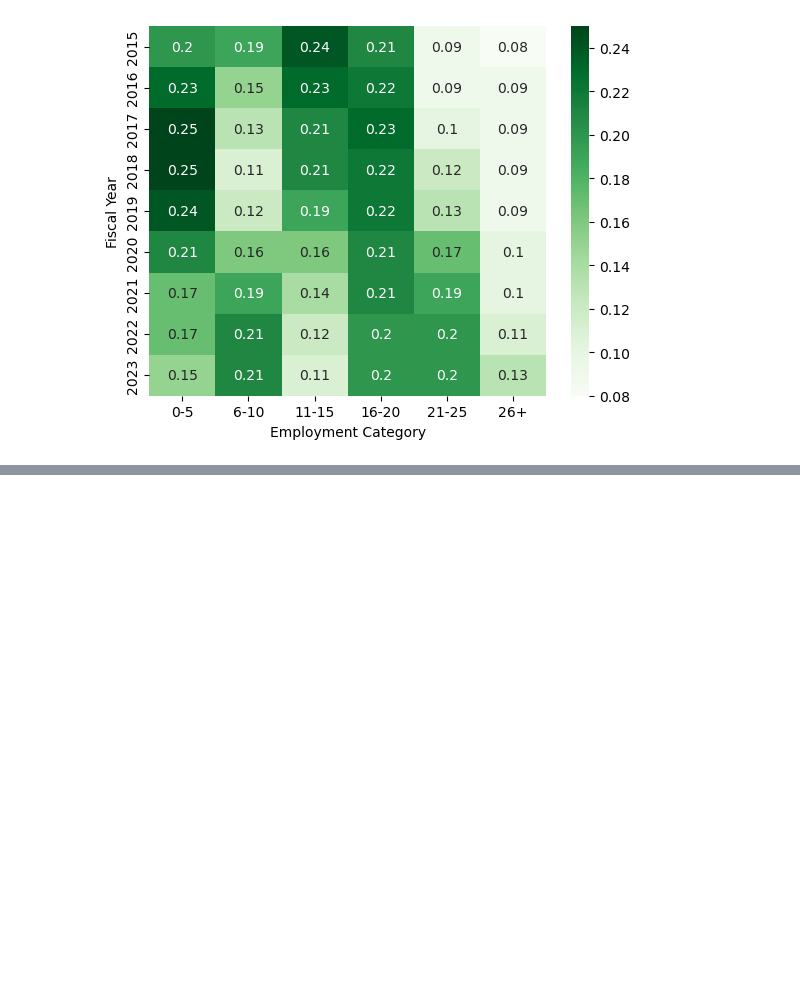
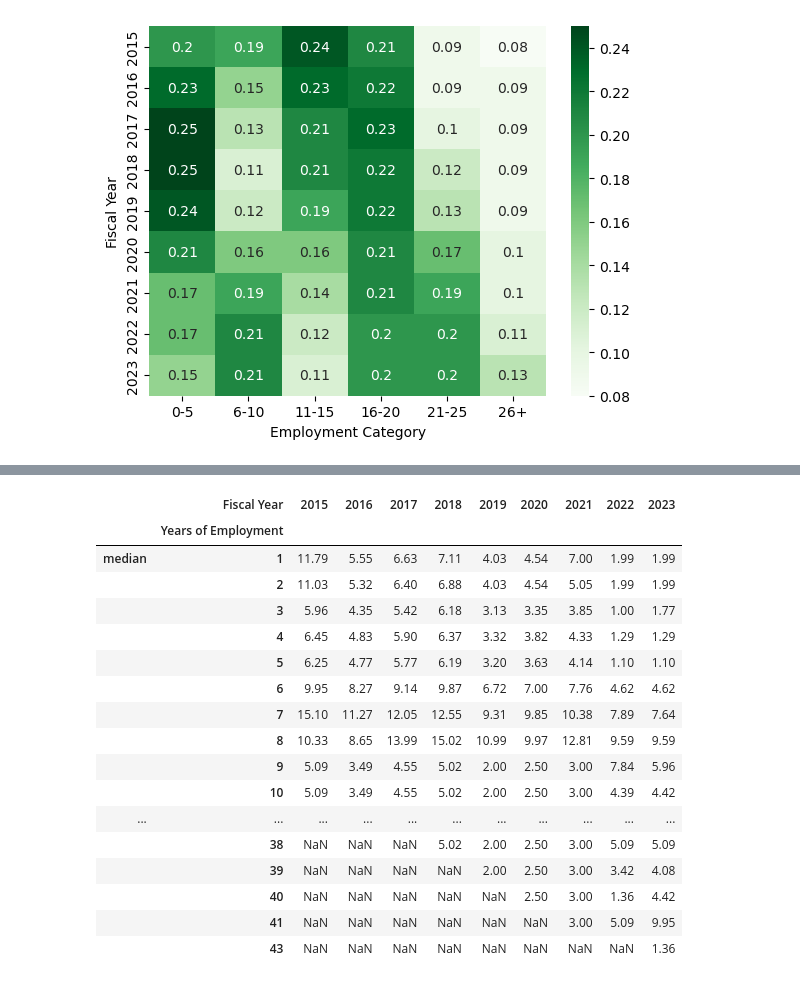
Before and after one commit to Anias-clo/Teacher_Payroll_Analysis, a Jupyter notebook: poc.ipynb, the cells around one changed output, grey strips where cells are left out. Saved outputs shown, nothing was run; the diff lists cells and outputs as text; code cells hidden in the pictures; blank space fills up the shorter version.

Commit message:
Created crosstabs to sanity check my initial findings.

```diff
--- a/poc.ipynb
+++ b/poc.ipynb
@@ -133,0 +209,22 @@ sns.heatmap(pd.crosstab(df['Fiscal Year'],
+# %%
+pd.crosstab(df[(df['Salary Simplified Delta Category']=='Salary Increased')]['Fiscal Year'],
+            df[(df['Salary Simplified Delta Category']=='Salary Increased')]['Years of Employment'], df['Salary Delta'], aggfunc=['median']).round(2).T
+# %% [output]
+|  | Fiscal Year | 2015 | 2016 | 2017 | 2018 | 2019 | 2020 | 2021 | 2022 | 2023 |
+|  | Years of Employment |  |  |  |  |  |  |  |  |  |
+| median | 1 | 11.79 | 5.55 | 6.63 | 7.11 | 4.03 | 4.54 | 7.00 | 1.99 | 1.99 |
+|  | 2 | 11.03 | 5.32 | 6.40 | 6.88 | 4.03 | 4.54 | 5.05 | 1.99 | 1.99 |
+|  | 3 | 5.96 | 4.35 | 5.42 | 6.18 | 3.13 | 3.35 | 3.85 | 1.00 | 1.77 |
+|  | 4 | 6.45 | 4.83 | 5.90 | 6.37 | 3.32 | 3.82 | 4.33 | 1.29 | 1.29 |
+|  | 5 | 6.25 | 4.77 | 5.77 | 6.19 | 3.20 | 3.63 | 4.14 | 1.10 | 1.10 |
+|  | 6 | 9.95 | 8.27 | 9.14 | 9.87 | 6.72 | 7.00 | 7.76 | 4.62 | 4.62 |
+|  | 7 | 15.10 | 11.27 | 12.05 | 12.55 | 9.31 | 9.85 | 10.38 | 7.89 | 7.64 |
+|  | 8 | 10.33 | 8.65 | 13.99 | 15.02 | 10.99 | 9.97 | 12.81 | 9.59 | 9.59 |
+|  | 9 | 5.09 | 3.49 | 4.55 | 5.02 | 2.00 | 2.50 | 3.00 | 7.84 | 5.96 |
+|  | 10 | 5.09 | 3.49 | 4.55 | 5.02 | 2.00 | 2.50 | 3.00 | 4.39 | 4.42 |
+| ... | ... | ... | ... | ... | ... | ... | ... | ... | ... | ... |
+|  | 38 | NaN | NaN | NaN | 5.02 | 2.00 | 2.50 | 3.00 | 5.09 | 5.09 |
+|  | 39 | NaN | NaN | NaN | NaN | 2.00 | 2.50 | 3.00 | 3.42 | 4.08 |
+|  | 40 | NaN | NaN | NaN | NaN | NaN | 2.50 | 3.00 | 1.36 | 4.42 |
+|  | 41 | NaN | NaN | NaN | NaN | NaN | NaN | 3.00 | 5.09 | 9.95 |
+|  | 43 | NaN | NaN | NaN | NaN | NaN | NaN | NaN | NaN | 1.36 |
```
Also changed, not shown: parts of 6 cells of this notebook.
